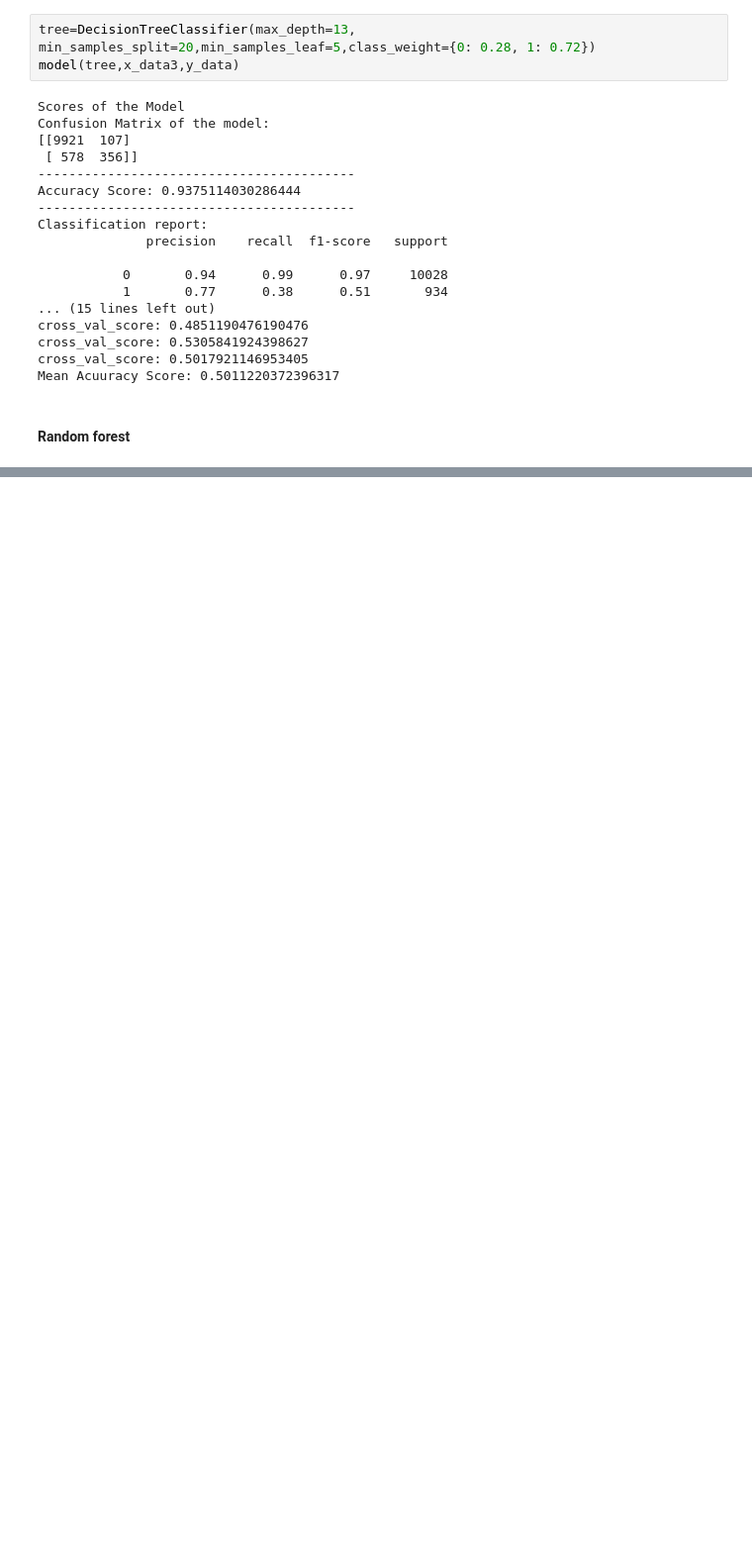
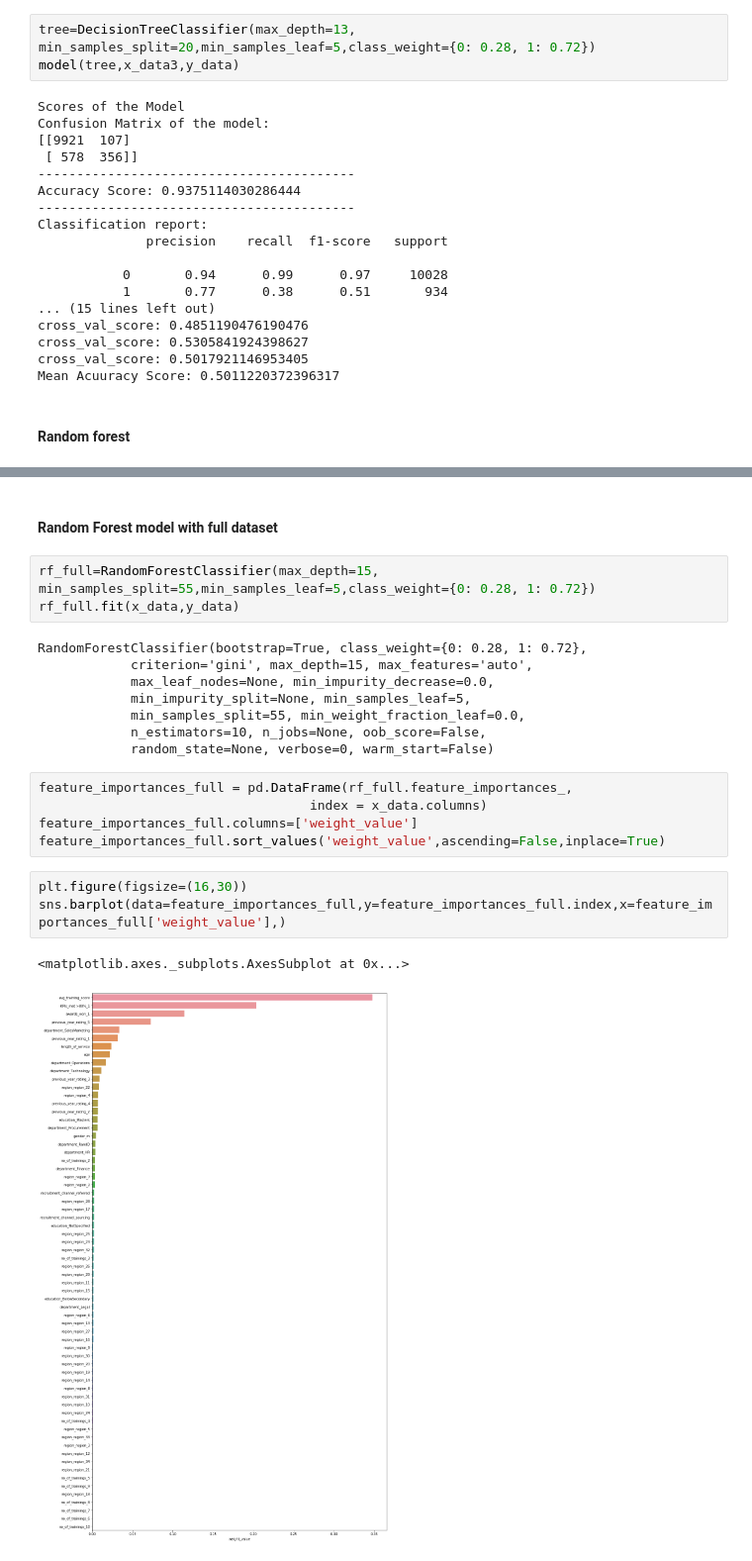
Before and after one commit to capstoneprojectgroup5gl/employee_project, a Jupyter notebook: Base_model_for_employee.ipynb, the cells around one changed output, grey strips where cells are left out. Shown: that part at 99% size. Saved outputs shown, nothing was run; the diff lists cells and outputs as text; blank space fills up the shorter version.

```diff
--- a/Base_model_for_employee.ipynb
+++ b/Base_model_for_employee.ipynb
@@ -884,0 +885,24 @@ sns.barplot(data=feature_importances,y=feature_importances.index,x=feature_impor
+# %% [markdown]
+#### Random Forest model with full dataset
+# %%
+rf_full=RandomForestClassifier(max_depth=15, min_samples_split=55,min_samples_leaf=5,class_weight={0: 0.28, 1: 0.72})
+rf_full.fit(x_data,y_data)
+# %% [output]
+RandomForestClassifier(bootstrap=True, class_weight={0: 0.28, 1: 0.72},
+            criterion='gini', max_depth=15, max_features='auto',
+            max_leaf_nodes=None, min_impurity_decrease=0.0,
+            min_impurity_split=None, min_samples_leaf=5,
+            min_samples_split=55, min_weight_fraction_leaf=0.0,
+            n_estimators=10, n_jobs=None, oob_score=False,
+            random_state=None, verbose=0, warm_start=False)
+# %%
+feature_importances_full = pd.DataFrame(rf_full.feature_importances_,
+                                   index = x_data.columns)
+feature_importances_full.columns=['weight_value']
+feature_importances_full.sort_values('weight_value',ascending=False,inplace=True)
+# %%
+plt.figure(figsize=(16,30))
+sns.barplot(data=feature_importances_full,y=feature_importances_full.index,x=feature_importances_full['weight_value'],)
+# %% [output]
+<matplotlib.axes._subplots.AxesSubplot at 0x...>
+[figure, added]
```
Also changed, not shown: parts of 24 cells of this notebook.
